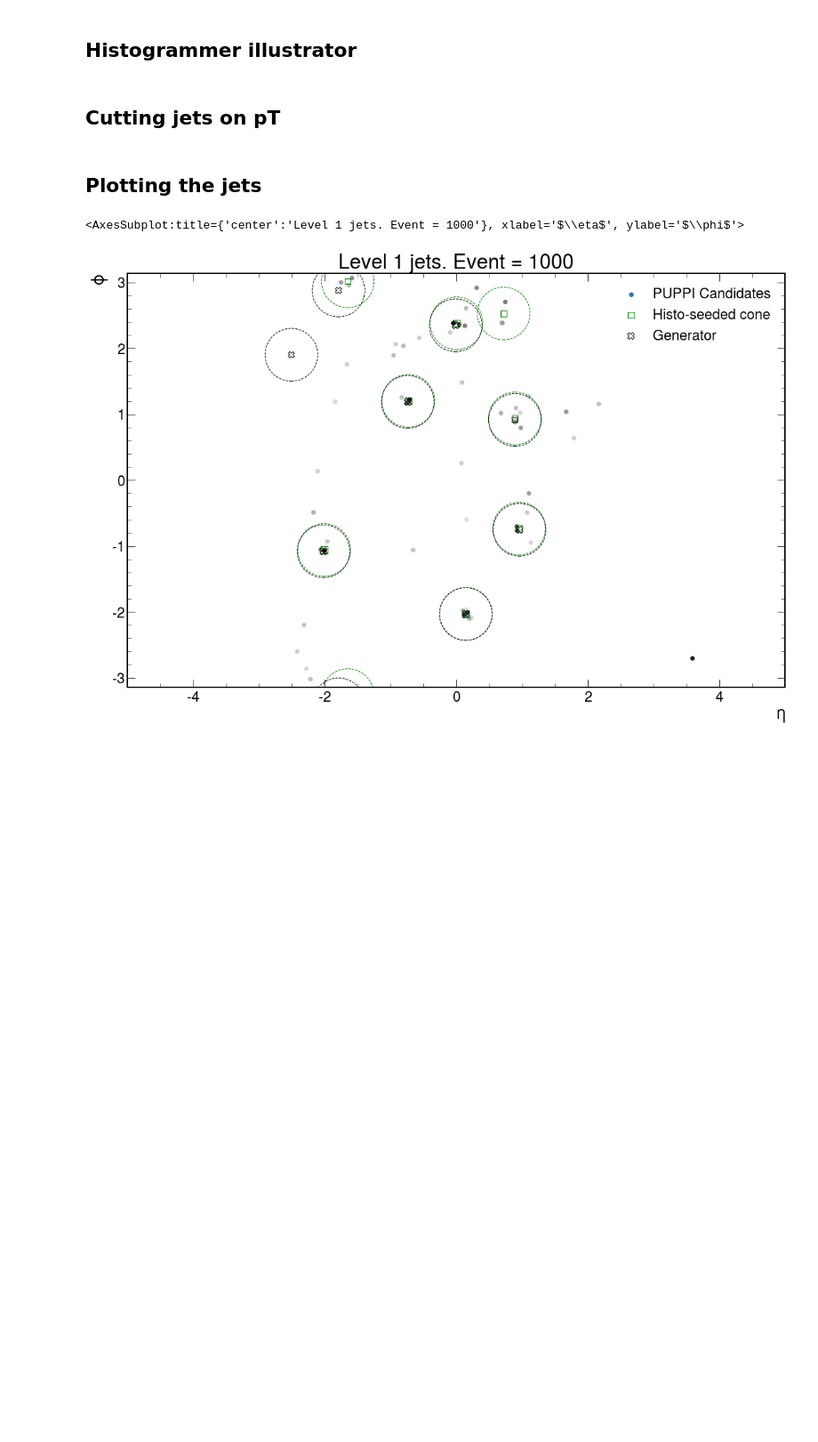
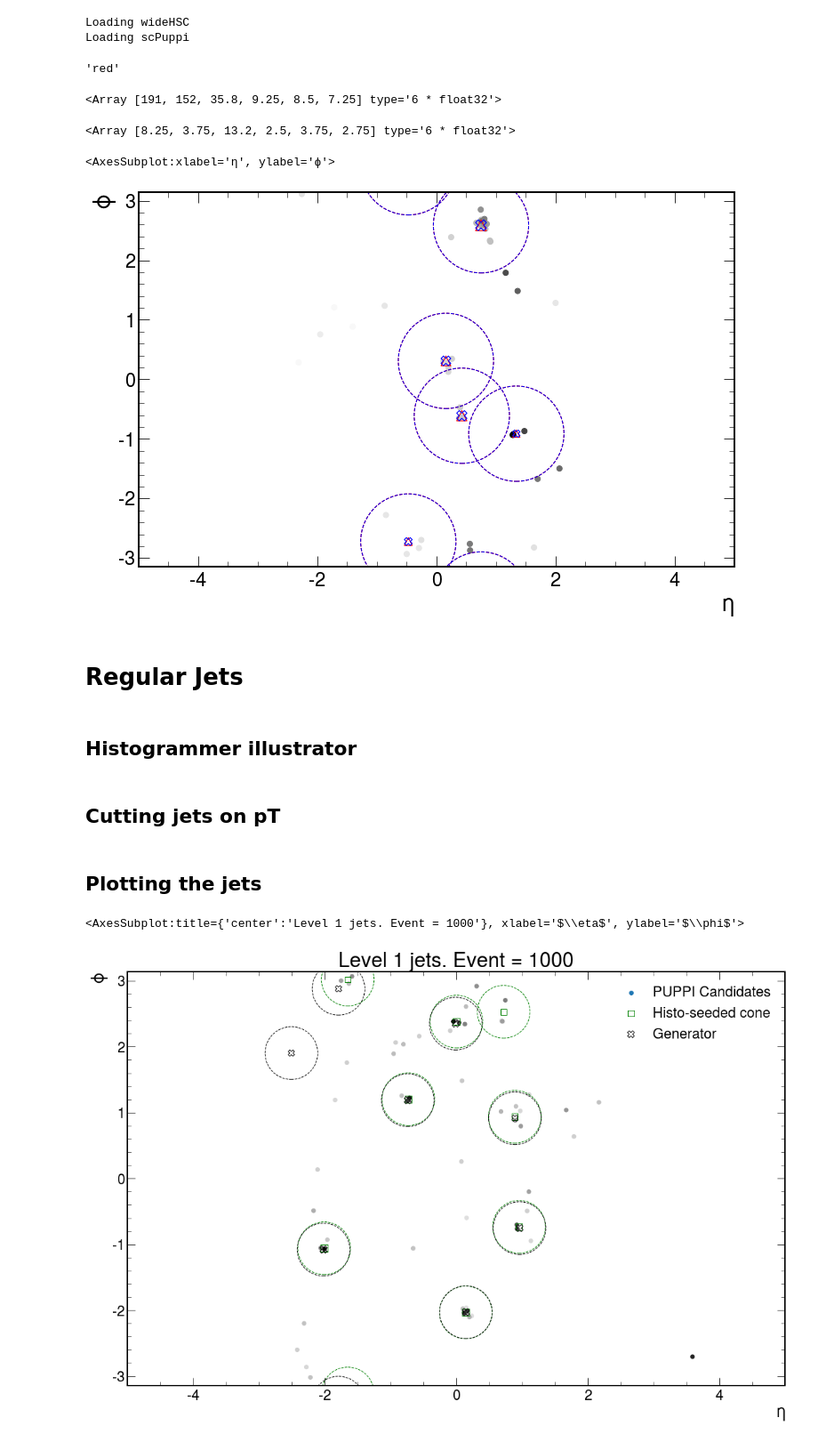
Before and after one commit to lrobertshaw/jetPlotting, a Jupyter notebook: jetAnalysis.ipynb, the cells around one changed output. Shown at 89% size. Saved outputs shown, nothing was run; the diff lists cells and outputs as text; code cells hidden in the pictures; blank space fills up the shorter version.

```diff
--- a/jetAnalysis.ipynb
+++ b/jetAnalysis.ipynb
@@ -51,31 +39,32 @@ class Candidates:
 class Jet:
 
     class Seeds:
-        def __init__(self, branch):
+        def __init__(self, data, branch):
             self.pt = data[branch+"Jets_dau0_pt"].array(),
             self.eta = data[branch+"Jets_dau0_eta"].array(),
             self.phi = data[branch+"Jets_dau0_phi"].array(),
 
-    def __init__(self, branch, colour, marker):
-        self.name = branch,
-        self.colour = colour,
-        self.marker = marker,
+    def __init__(self, data, branch, colour, marker):
+        self.name = branch
+        self.colour = colour
+        self.marker = marker
 
         self.pt = data[branch+"Jets_pt"].array()
         self.eta = data[branch+"Jets_eta"].array()
         self.phi = data[branch+"Jets_phi"].array()
 
-        self.seeds = self.Seeds(branch=branch)
+        self.seeds = self.Seeds(data=data, branch=branch)
 
     def changeColour(self, newColour):
         self.colour = newColour
     def changeMarker(self, newMarker):
         self.marker = newMarker
 # %%
-def jetConstructor(jetParams):
+def jetConstructor(data, jetParams):
     jets = []
     for jet in jetParams:
         print("Loading {}".format(jet))
-        jets.append(Jet(jet, *jetParams[jet]))
+        #print(data)
+        jets.append(Jet(data, jet, *jetParams[jet]))
 
     return jets
@@ -97,0 +151,3 @@ hsc7x7, hsc7x7trimmed = jetConstructor(jetParams=jetParams)
+# %%
+ntuple = "~/cernbox/wideCone/wideConeSig.root"
+sig = readData(ntuple, printBranches=True)
@@ -97,0 +174,30 @@ hsc7x7, hsc7x7trimmed = jetConstructor(jetParams=jetParams)
+# %%
+jetParams = {
+    "wideHSC" : ("red", "^"),
+    "scPuppi" : ("blue", "X")
+}
+
+wideHSC, sc = jetConstructor(data=sig, jetParams=jetParams)
+# %% [output]
+Loading wideHSC
+Loading scPuppi
+# %%
+wideHSC.colour
+# %% [output]
+'red'
+# %%
+wideHSC.pt[0]
+# %% [output]
+<Array [191, 152, 35.8, 9.25, 8.5, 7.25] type='6 * float32'>
+# %%
+ev=0
+wideHSC.seeds.pt[0][ev]
+# %% [output]
+<Array [8.25, 3.75, 13.2, 2.5, 3.75, 2.75] type='6 * float32'>
+# %%
+jetPlotter(Ev=1, jets=[wideHSC, sc], jetCap=5, r=0.8, jetCircle=True)
+# %% [output]
+<AxesSubplot:xlabel='η', ylabel='ϕ'>
+[figure, added]
+# %% [markdown]
+# Regular Jets
```
Also changed, not shown: parts of 17 cells of this notebook.
